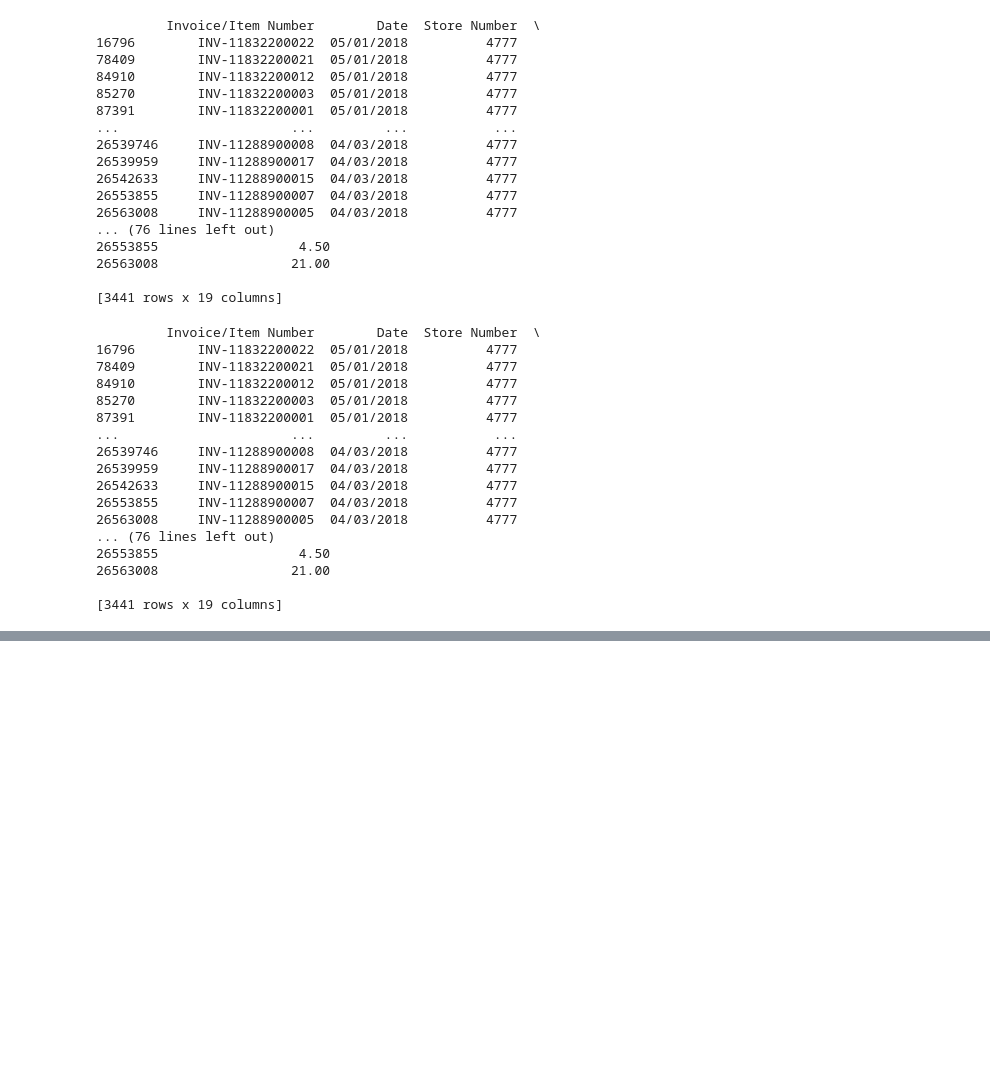
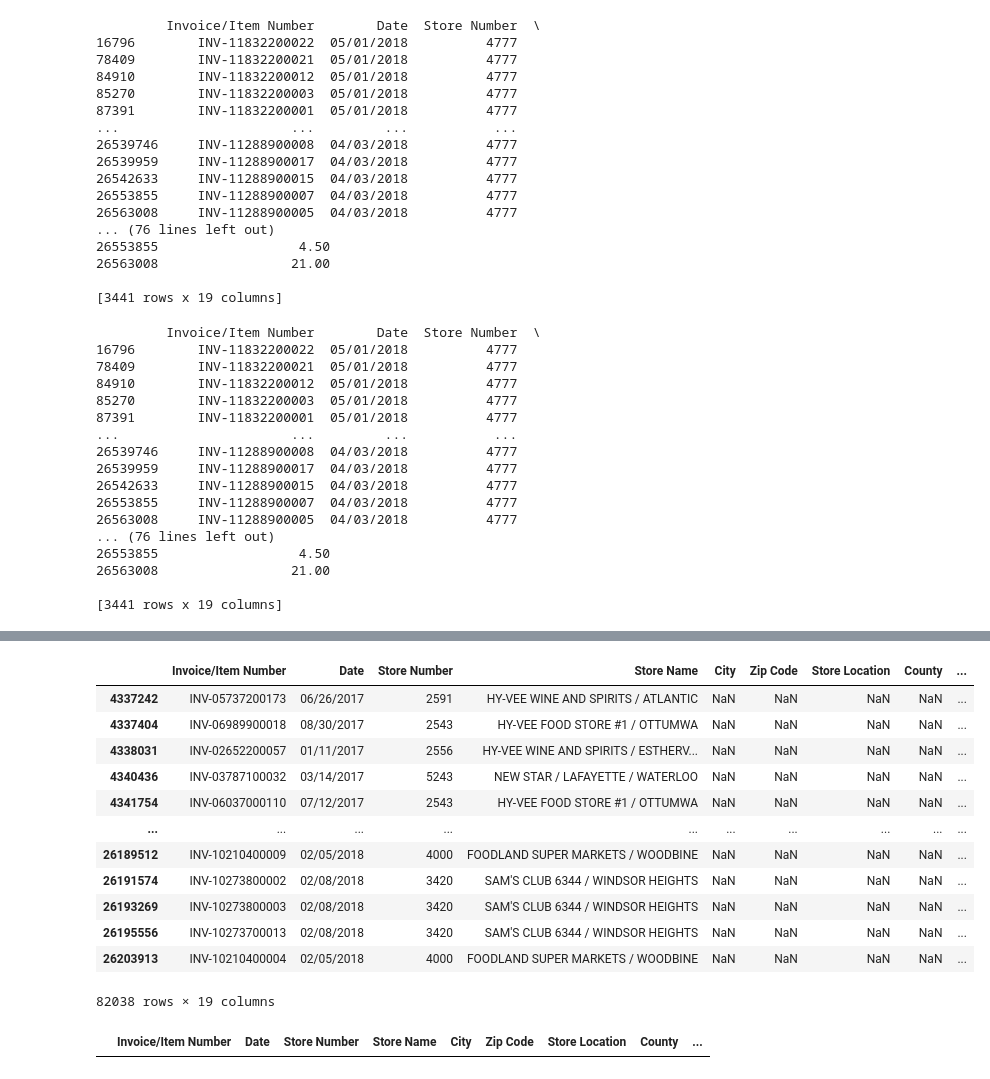
Before and after one commit to antrodtx/Iowa_liquor_Sales, a Jupyter notebook: IOWA_PROJECT.ipynb, the cells around one changed output, grey strips where cells are left out. Cells and saved outputs as stored; diff of their text form; code cells hidden in the pictures; blank space fills up the shorter version.

```diff
--- a/IOWA_PROJECT.ipynb
+++ b/IOWA_PROJECT.ipynb
@@ -364,0 +178,16 @@ NameError: name 'iowa2' is not defined
+# %%
+iowa3[iowa3['City'].isna()]
+# %% [output]
+|  | Invoice/Item Number | Date | Store Number | Store Name | City | Zip Code | Store Location | County | ... |
+| 4337242 | INV-05737200173 | 06/26/2017 | 2591 | HY-VEE WINE AND SPIRITS / ATLANTIC | NaN | NaN | NaN | NaN | ... |
+| 4337404 | INV-06989900018 | 08/30/2017 | 2543 | HY-VEE FOOD STORE #1 / OTTUMWA | NaN | NaN | NaN | NaN | ... |
+| 4338031 | INV-02652200057 | 01/11/2017 | 2556 | HY-VEE WINE AND SPIRITS / ESTHERV... | NaN | NaN | NaN | NaN | ... |
+| 4340436 | INV-03787100032 | 03/14/2017 | 5243 | NEW STAR / LAFAYETTE / WATERLOO | NaN | NaN | NaN | NaN | ... |
+| 4341754 | INV-06037000110 | 07/12/2017 | 2543 | HY-VEE FOOD STORE #1 / OTTUMWA | NaN | NaN | NaN | NaN | ... |
+| ... | ... | ... | ... | ... | ... | ... | ... | ... | ... |
+| 26189512 | INV-10210400009 | 02/05/2018 | 4000 | FOODLAND SUPER MARKETS / WOODBINE | NaN | NaN | NaN | NaN | ... |
+| 26191574 | INV-10273800002 | 02/08/2018 | 3420 | SAM'S CLUB 6344 / WINDSOR HEIGHTS | NaN | NaN | NaN | NaN | ... |
+| 26193269 | INV-10273800003 | 02/08/2018 | 3420 | SAM'S CLUB 6344 / WINDSOR HEIGHTS | NaN | NaN | NaN | NaN | ... |
+| 26195556 | INV-10273700013 | 02/08/2018 | 3420 | SAM'S CLUB 6344 / WINDSOR HEIGHTS | NaN | NaN | NaN | NaN | ... |
+| 26203913 | INV-10210400004 | 02/05/2018 | 4000 | FOODLAND SUPER MARKETS / WOODBINE | NaN | NaN | NaN | NaN | ... |
+82038 rows × 19 columns
@@ -364,0 +197,4 @@ NameError: name 'iowa2' is not defined
+# %%
+iowa3[iowa3['City_2'].isna()]
+# %% [output]
+|  | Invoice/Item Number | Date | Store Number | Store Name | City | Zip Code | Store Location | County | ... |
```
Also changed, not shown: parts of 28 cells of this notebook, 1 other file.
